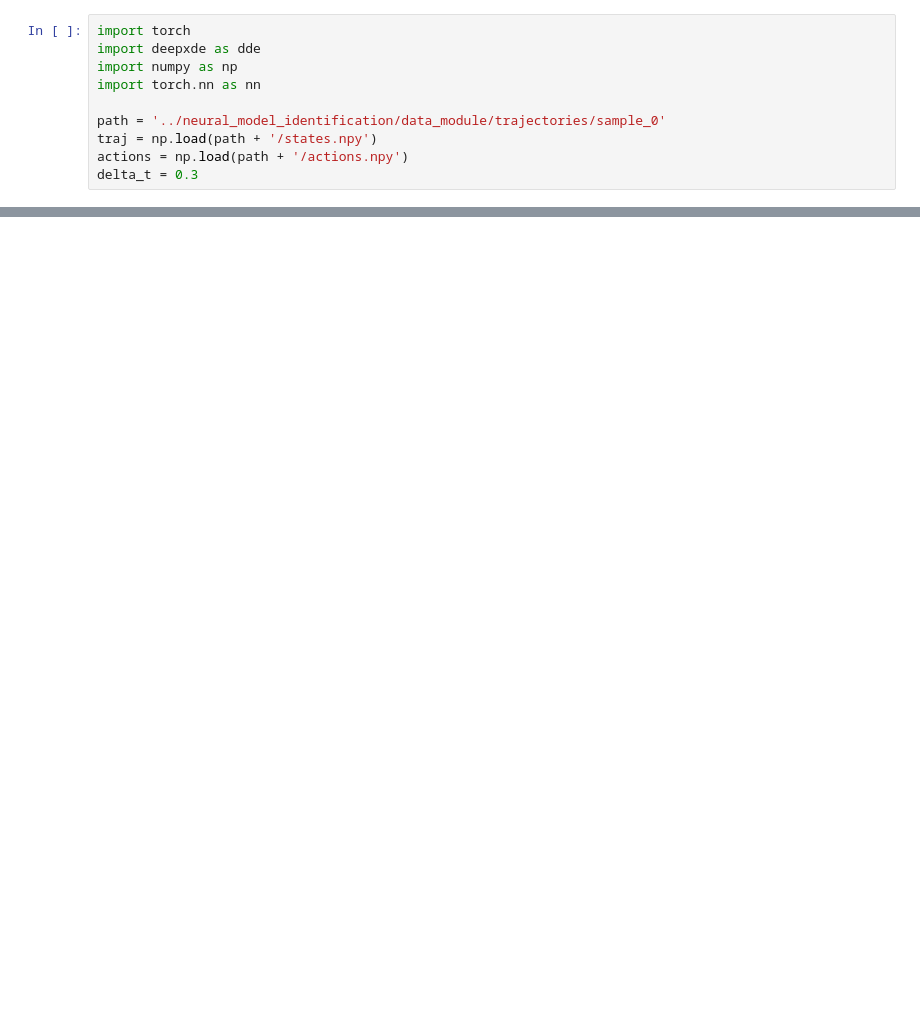
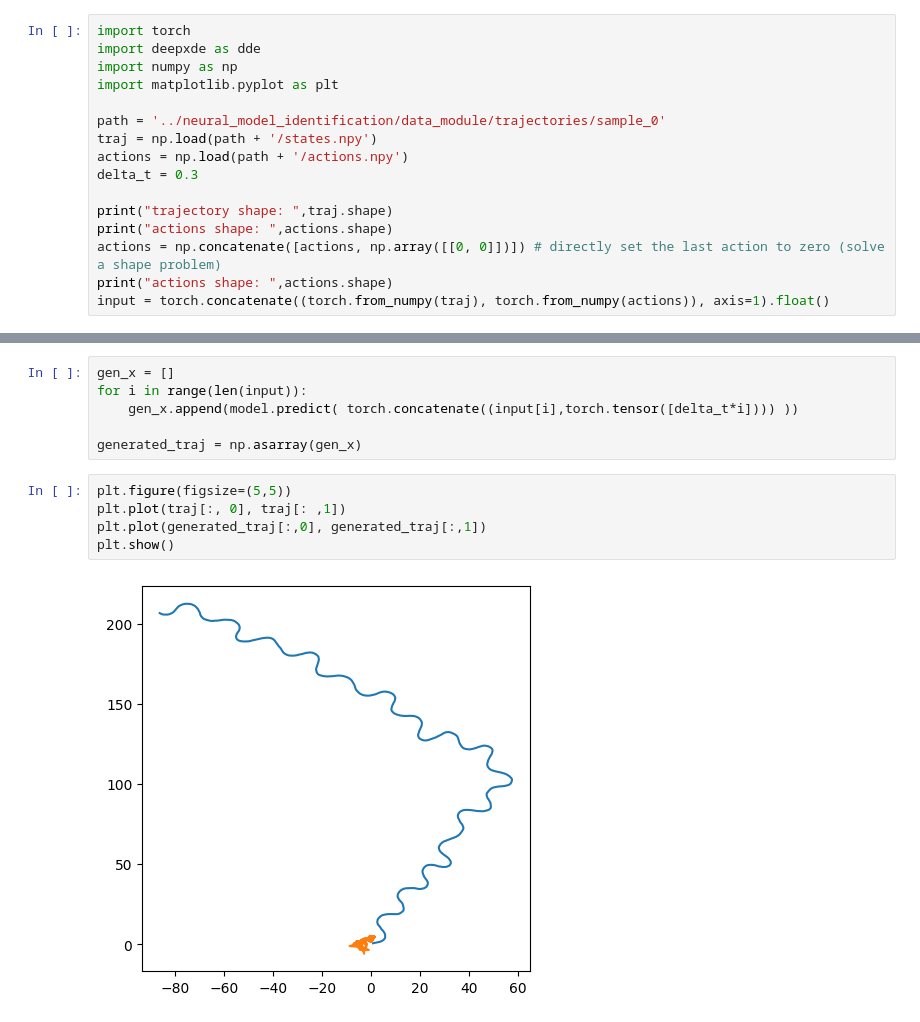
Before and after one commit to neverorfrog/simple_neural_mpc, a Jupyter notebook: dev_notebook/dde.ipynb, the cells around one changed output, grey strips where cells are left out. Drawn from its saved outputs; the diff is of its cells as text; blank space fills up the shorter version.

```diff
--- a/dev_notebook/dde.ipynb
+++ b/dev_notebook/dde.ipynb
@@ -2,9 +2,15 @@
 import torch
 import deepxde as dde
 import numpy as np
-import torch.nn as nn
+import matplotlib.pyplot as plt
 
 path = '../neural_model_identification/data_module/trajectories/sample_0'
 traj = np.load(path + '/states.npy')
 actions = np.load(path + '/actions.npy')
 delta_t = 0.3
+
+print("trajectory shape: ",traj.shape)
+print("actions shape: ",actions.shape)
+actions = np.concatenate([actions, np.array([[0, 0]])]) # directly set the last action to zero (solve a shape problem)
+print("actions shape: ",actions.shape)
+input = torch.concatenate((torch.from_numpy(traj), torch.from_numpy(actions)), axis=1).float()
@@ -106,0 +88,13 @@ IndexError: tuple index out of range
+# %%
+gen_x = []
+for i in range(len(input)):
+    gen_x.append(model.predict( torch.concatenate((input[i],torch.tensor([delta_t*i]))) ))
+
+generated_traj = np.asarray(gen_x)
+# %%
+plt.figure(figsize=(5,5))
+plt.plot(traj[:, 0], traj[: ,1])
+plt.plot(generated_traj[:,0], generated_traj[:,1])
+plt.show()
+# %% [output]
+[figure, added]
```
Also changed, not shown: parts of 4 cells of this notebook.
